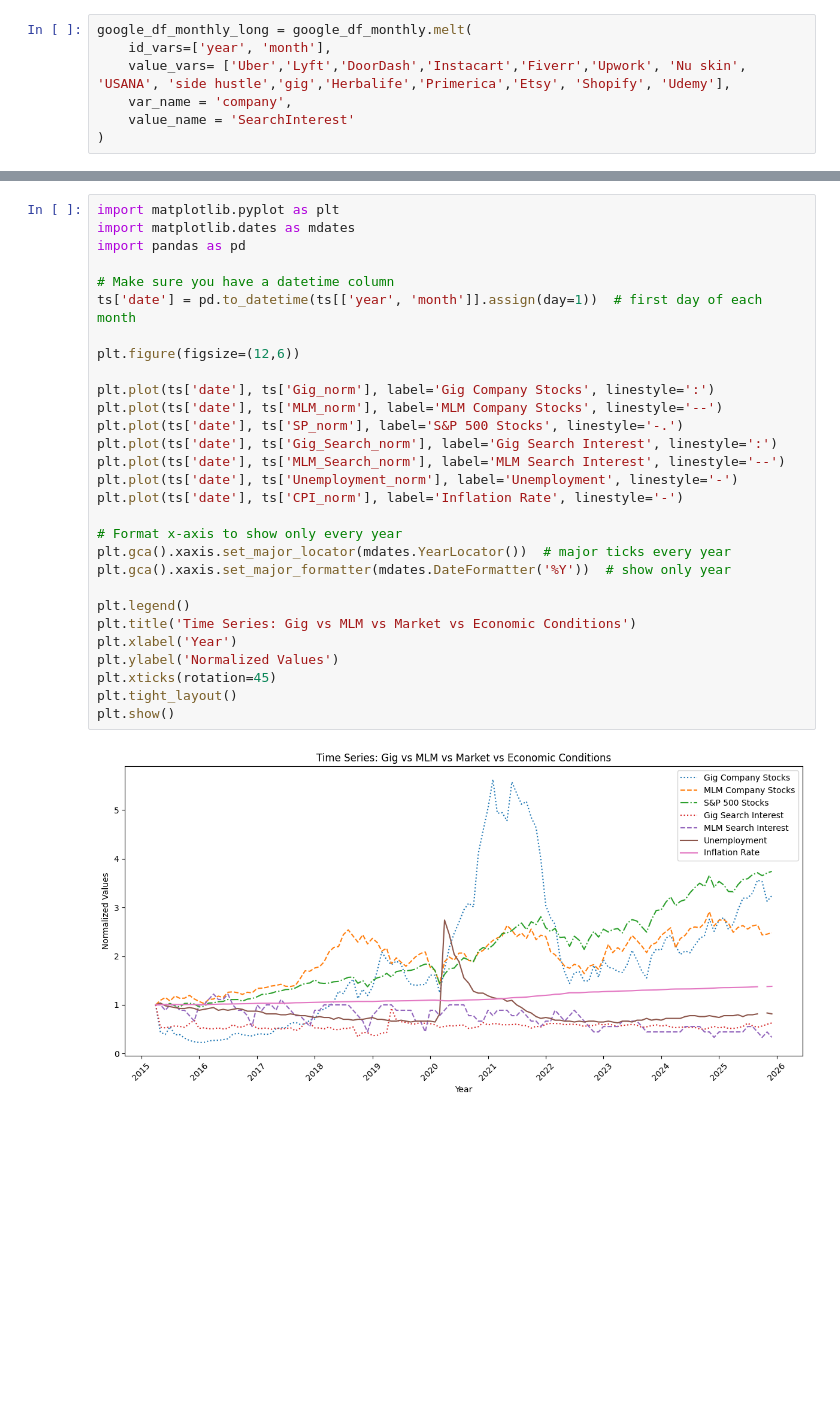
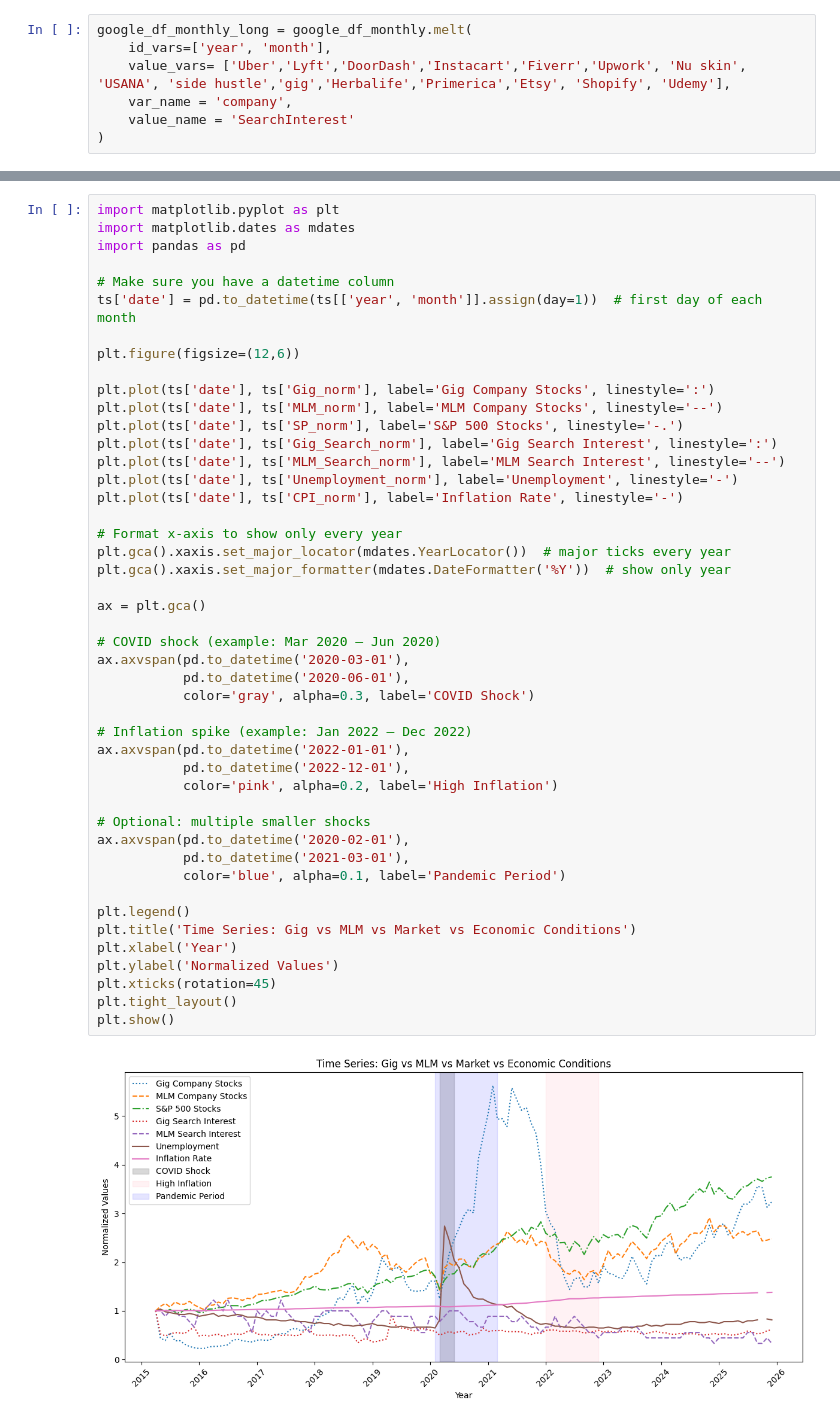
Before and after one commit to milleau98/2026-gig-data-analysis, a Jupyter notebook: notebooks/data-analyses/timeseries_plot.ipynb, the cells around one changed output, grey strips where cells are left out. Drawn from its saved outputs; the diff is of its cells as text; blank space fills up the shorter version.

```diff
--- a/notebooks/data-analyses/timeseries_plot.ipynb
+++ b/notebooks/data-analyses/timeseries_plot.ipynb
@@ -288,31 +288,48 @@ ts
 # %%
 import matplotlib.pyplot as plt
 import matplotlib.dates as mdates
 import pandas as pd
 
 # Make sure you have a datetime column
 ts['date'] = pd.to_datetime(ts[['year', 'month']].assign(day=1))  # first day of each month
 
 plt.figure(figsize=(12,6))
 
 plt.plot(ts['date'], ts['Gig_norm'], label='Gig Company Stocks', linestyle=':')
 plt.plot(ts['date'], ts['MLM_norm'], label='MLM Company Stocks', linestyle='--')
 plt.plot(ts['date'], ts['SP_norm'], label='S&P 500 Stocks', linestyle='-.')
 plt.plot(ts['date'], ts['Gig_Search_norm'], label='Gig Search Interest', linestyle=':')
 plt.plot(ts['date'], ts['MLM_Search_norm'], label='MLM Search Interest', linestyle='--')
 plt.plot(ts['date'], ts['Unemployment_norm'], label='Unemployment', linestyle='-')
 plt.plot(ts['date'], ts['CPI_norm'], label='Inflation Rate', linestyle='-')
 
 # Format x-axis to show only every year
 plt.gca().xaxis.set_major_locator(mdates.YearLocator())  # major ticks every year
 plt.gca().xaxis.set_major_formatter(mdates.DateFormatter('%Y'))  # show only year
 
+ax = plt.gca()
+
+# COVID shock (example: Mar 2020 – Jun 2020)
+ax.axvspan(pd.to_datetime('2020-03-01'),
+           pd.to_datetime('2020-06-01'),
+           color='gray', alpha=0.3, label='COVID Shock')
+
+# Inflation spike (example: Jan 2022 – Dec 2022)
+ax.axvspan(pd.to_datetime('2022-01-01'),
+           pd.to_datetime('2022-12-01'),
+           color='pink', alpha=0.2, label='High Inflation')
+
+# Optional: multiple smaller shocks
+ax.axvspan(pd.to_datetime('2020-02-01'),
+           pd.to_datetime('2021-03-01'),
+           color='blue', alpha=0.1, label='Pandemic Period')
+
 plt.legend()
 plt.title('Time Series: Gig vs MLM vs Market vs Economic Conditions')
 plt.xlabel('Year')
 plt.ylabel('Normalized Values')
 plt.xticks(rotation=45)
 plt.tight_layout()
 plt.show()
 # %% [output]
-[figure, old version]
+[figure, new version]
```
Also changed, not shown: parts of 10 cells of this notebook.
